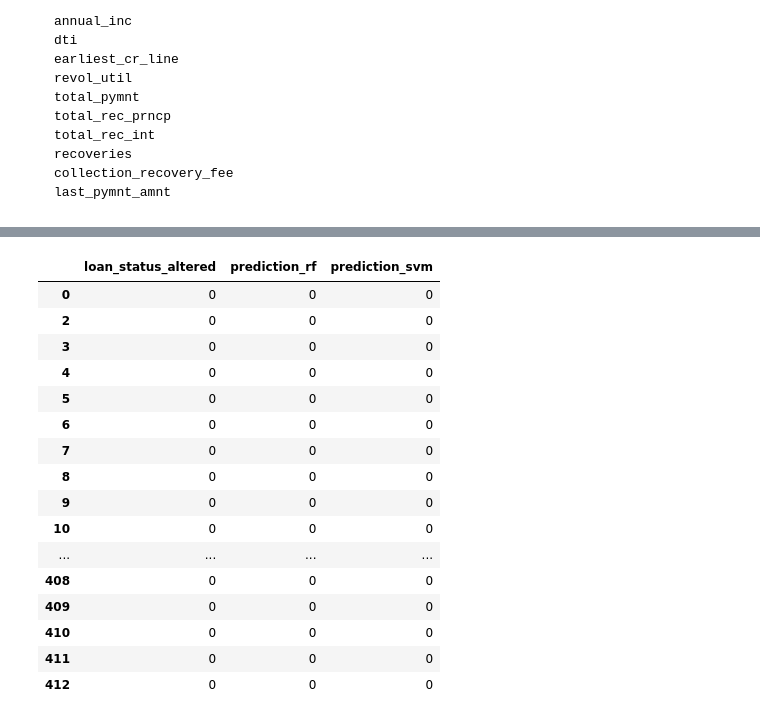
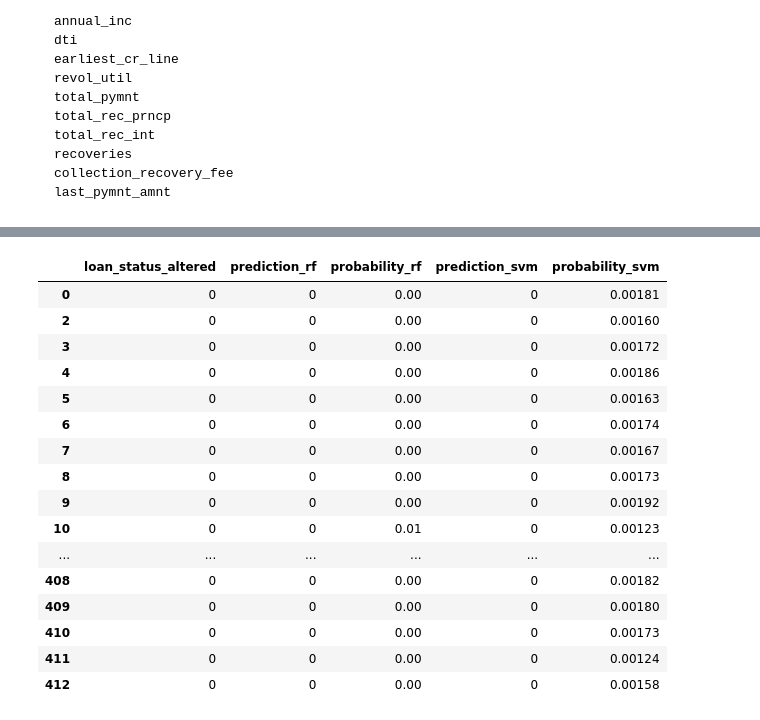
Before and after one commit to shashikumar2010s/AT-T, a Jupyter notebook: model_predict.ipynb, the cells around one changed output, grey strips where cells are left out. Drawn from its saved outputs; the diff is of its cells as text; code cells hidden in the pictures.

```diff
--- a/model_predict.ipynb
+++ b/model_predict.ipynb
@@ -77,11 +77,12 @@ test_array = [[float(val) for val in row] for row in test_array_un]
 with open('models/model_random_forest.pkl', 'rb') as f:
     rf_model = pickle.load(f)
 
-prob_default = rf_model.predict_proba(test_array)
-print(f"Probability RF: {prob_default}")
+prob_default_rf = rf_model.predict_proba(test_array)
+# print(f"Probability RF: {prob_default_rf}")
 # make predictions on new data
-y_pred = rf_model.predict(test_array)
-print(f"Prediction RF: {y_pred}")
+y_pred_rf = rf_model.predict(test_array)
+# print(f"Prediction RF: {y_pred_rf}")
 validate_test_data_df=loan_stat_features
 validate_test_data_df["loan_status_altered"] = test_data_df["loan_status"].map({"Fully Paid": 0, "Charged Off": 1, "Does not meet the credit policy. Status:Fully Paid": 0, "Does not meet the credit policy. Status:Charged Off":1})
-validate_test_data_df['prediction_rf'] = y_pred
+validate_test_data_df['prediction_rf'] = y_pred_rf
+validate_test_data_df['probability_rf'] = prob_default_rf[:,1]
@@ -109,10 +92,11 @@ with open('models/model_svm.pkl', 'rb') as f:
 
 svm_model.probability = True
 
-prob_default = svm_model.predict_proba(test_array)
-print(f"Probability SVM: {prob_default}")
+prob_default_svm = svm_model.predict_proba(test_array)
+# print(f"Probability SVM: {prob_default_svm}")
 
 # make predictions on new data
-y_pred = svm_model.predict(test_array)
-validate_test_data_df['prediction_svm'] = y_pred
-print(f"Prediction SVM: {y_pred}")
+y_pred_svm = svm_model.predict(test_array)
+validate_test_data_df['prediction_svm'] = y_pred_svm
+prob_df_list = [round(float(row[1]),5) for row in prob_default_svm]
+validate_test_data_df['probability_svm'] = prob_df_list
@@ -137,20 +103,20 @@ Prediction SVM: [0 0 0 0 0 0 0 0 0 0 0 1 0 0 0 0 0 0 0 1 0 0 0 0 0 1 0 0 0 0 0 0
 # %%
-display(validate_test_data_df[['loan_status_altered', 'prediction_rf', 'prediction_svm']])
+display(validate_test_data_df[['loan_status_altered', 'prediction_rf','probability_rf', 'prediction_svm', 'probability_svm']])
 # %% [output]
-|  | loan_status_altered | prediction_rf | prediction_svm |
-| 0 | 0 | 0 | 0 |
-| 2 | 0 | 0 | 0 |
-| 3 | 0 | 0 | 0 |
-| 4 | 0 | 0 | 0 |
-| 5 | 0 | 0 | 0 |
-| 6 | 0 | 0 | 0 |
-| 7 | 0 | 0 | 0 |
-| 8 | 0 | 0 | 0 |
-| 9 | 0 | 0 | 0 |
-| 10 | 0 | 0 | 0 |
-| ... | ... | ... | ... |
-| 408 | 0 | 0 | 0 |
-| 409 | 0 | 0 | 0 |
-| 410 | 0 | 0 | 0 |
-| 411 | 0 | 0 | 0 |
-| 412 | 0 | 0 | 0 |
+|  | loan_status_altered | prediction_rf | probability_rf | prediction_svm | probability_svm |
+| 0 | 0 | 0 | 0.00 | 0 | 0.00181 |
+| 2 | 0 | 0 | 0.00 | 0 | 0.00160 |
+| 3 | 0 | 0 | 0.00 | 0 | 0.00172 |
+| 4 | 0 | 0 | 0.00 | 0 | 0.00186 |
+| 5 | 0 | 0 | 0.00 | 0 | 0.00163 |
+| 6 | 0 | 0 | 0.00 | 0 | 0.00174 |
+| 7 | 0 | 0 | 0.00 | 0 | 0.00167 |
+| 8 | 0 | 0 | 0.00 | 0 | 0.00173 |
+| 9 | 0 | 0 | 0.00 | 0 | 0.00192 |
+| 10 | 0 | 0 | 0.01 | 0 | 0.00123 |
+| ... | ... | ... | ... | ... | ... |
+| 408 | 0 | 0 | 0.00 | 0 | 0.00182 |
+| 409 | 0 | 0 | 0.00 | 0 | 0.00180 |
+| 410 | 0 | 0 | 0.00 | 0 | 0.00173 |
+| 411 | 0 | 0 | 0.00 | 0 | 0.00124 |
+| 412 | 0 | 0 | 0.00 | 0 | 0.00158 |
```
Also changed, not shown: parts of 2 cells of this notebook, 3 other files.
